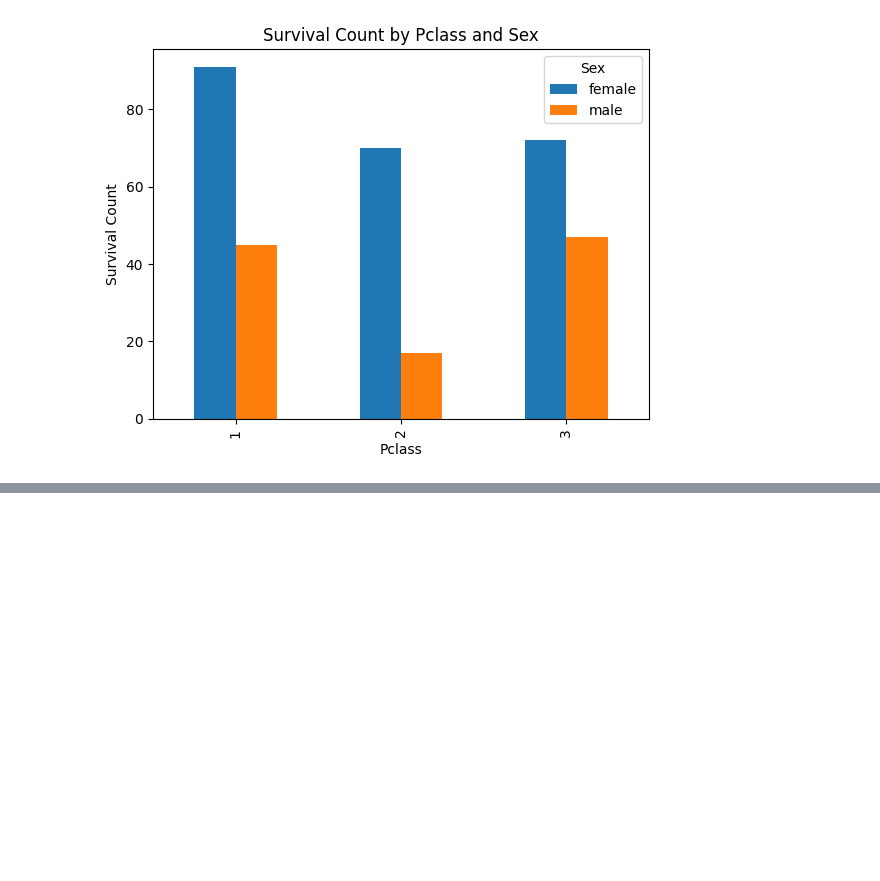
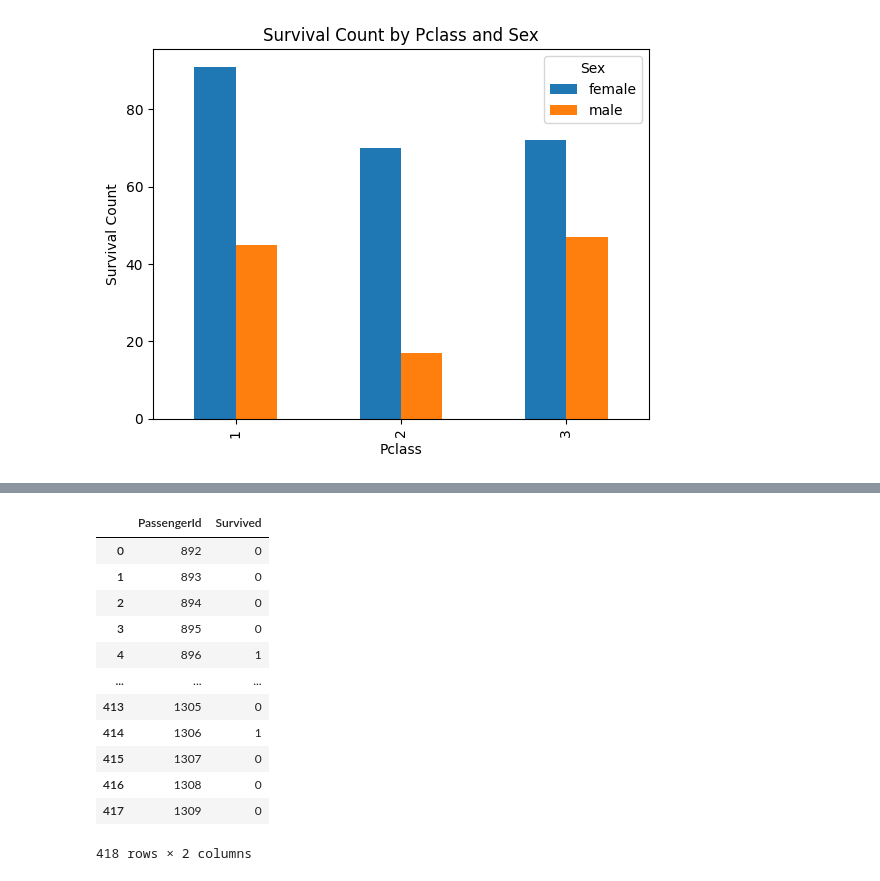
Before and after one commit to TaranDoebe/Kaggle-Titanic, a Jupyter notebook: titanic-survival.ipynb, the cells around one changed output, grey strips where cells are left out. Saved outputs shown, nothing was run; the diff lists cells and outputs as text; code cells hidden in the pictures; blank space fills up the shorter version.

```diff
--- a/titanic-survival.ipynb
+++ b/titanic-survival.ipynb
@@ -202,3 +207,11 @@ plt.ylabel('Survival Count')
 plt.show()
 # %% [output]
 [figure]
+# %%
+# Creating Definitive ML Model with Best Params for Submission
+
+final_model = RandomForestClassifier(bootstrap=True, max_depth=20, min_samples_leaf=4, min_samples_split=2, n_estimators=200, random_state=42)
+
+final_model.fit(X_encoded, y)
+
+final_y_pred = model.predict(X_testdata_encoded)
@@ -204,0 +241,22 @@ plt.show()
+# %%
+# Sort & Save Output
+final_df = pd.DataFrame(test_data['PassengerId'])
+final_df['Survived'] = final_y_pred
+final_df.to_csv("predictions.csv", index=False)
+# %%
+# Inspect Submission
+final_df
+# %% [output]
+|  | PassengerId | Survived |
+| 0 | 892 | 0 |
+| 1 | 893 | 0 |
+| 2 | 894 | 0 |
+| 3 | 895 | 0 |
+| 4 | 896 | 1 |
+| ... | ... | ... |
+| 413 | 1305 | 0 |
+| 414 | 1306 | 1 |
+| 415 | 1307 | 0 |
+| 416 | 1308 | 0 |
+| 417 | 1309 | 0 |
+418 rows × 2 columns
```
Also changed, not shown: parts of 11 cells of this notebook.
